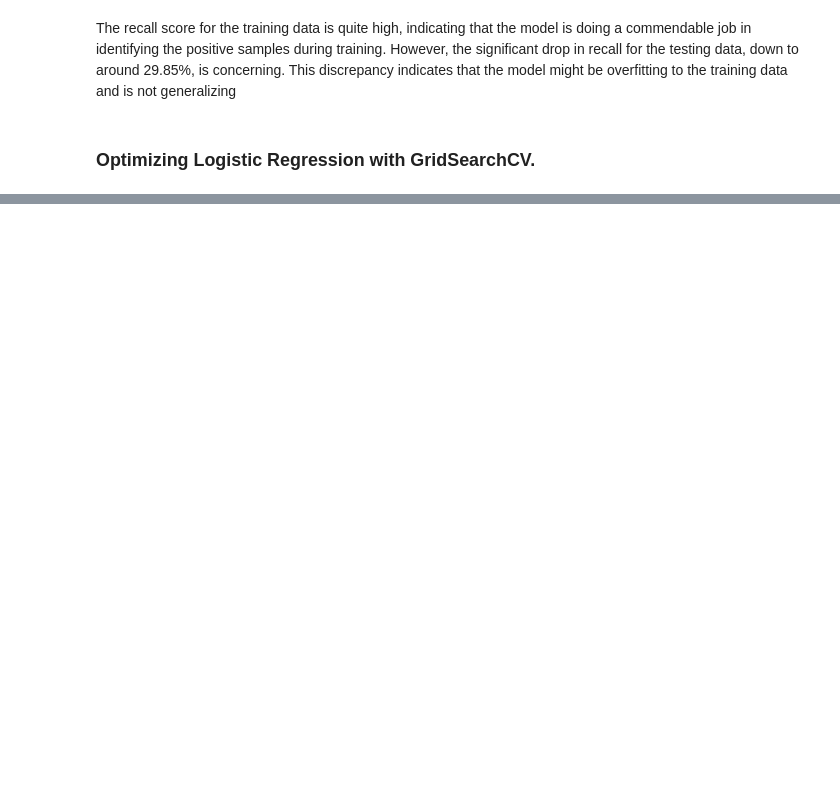
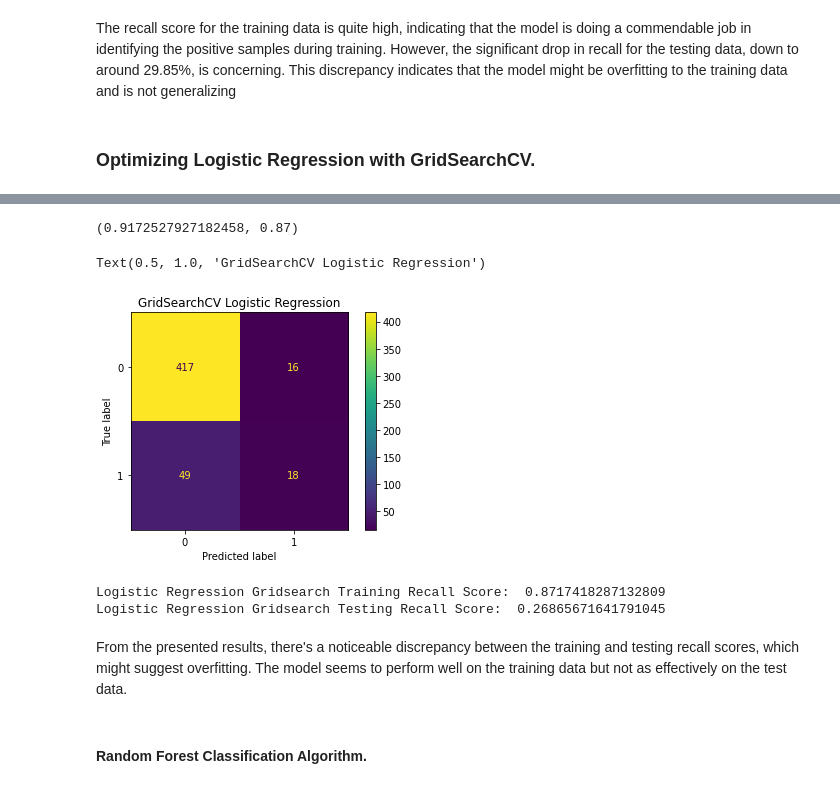
Before and after one commit to Abdize/Phase_3-Project, a Jupyter notebook: Student.ipynb, the cells around one changed output, grey strips where cells are left out. Drawn from its saved outputs; the diff is of its cells as text; code cells hidden in the pictures; blank space fills up the shorter version.

```diff
--- a/PHASE_3 PROJECT.ipynb
+++ b/Student.ipynb
@@ -610,0 +582,16 @@ GridSearchCV(estimator=LogisticRegression(), n_jobs=-1,
+# %%
+# we find and score the optimal model
+
+best_logreg = gridsearch_cv.best_estimator_
+
+best_logreg.score(X_train_sm, y_train_sm), best_logreg.score(X_test, y_test)
+# %% [output]
+(0.9172527927182458, 0.87)
+# %%
+# we plot another confusion matrix
+
+plot_confusion_matrix(best_logreg, X_test, y_test)
+plt.title('GridSearchCV Logistic Regression')
+# %% [output]
+Text(0.5, 1.0, 'GridSearchCV Logistic Regression')
+[figure, added]
@@ -610,0 +601,10 @@ GridSearchCV(estimator=LogisticRegression(), n_jobs=-1,
+# %%
+print("Logistic Regression Gridsearch Training Recall Score: ", recall_score(y_train_sm, gridsearch_train_predictions))
+print("Logistic Regression Gridsearch Testing Recall Score: ", recall_score(y_test, gridsearch_test_predictions))
+# %% [output]
+Logistic Regression Gridsearch Training Recall Score:  0.8717418287132809
+Logistic Regression Gridsearch Testing Recall Score:  0.26865671641791045
+# %% [markdown]
+From the presented results, there's a noticeable discrepancy between the training and testing recall scores, which might suggest overfitting. The model seems to perform well on the training data but not as effectively on the test data.
+# %% [markdown]
+#### Random Forest Classification Algorithm.
```
Also changed, not shown: parts of 53 cells of this notebook.
